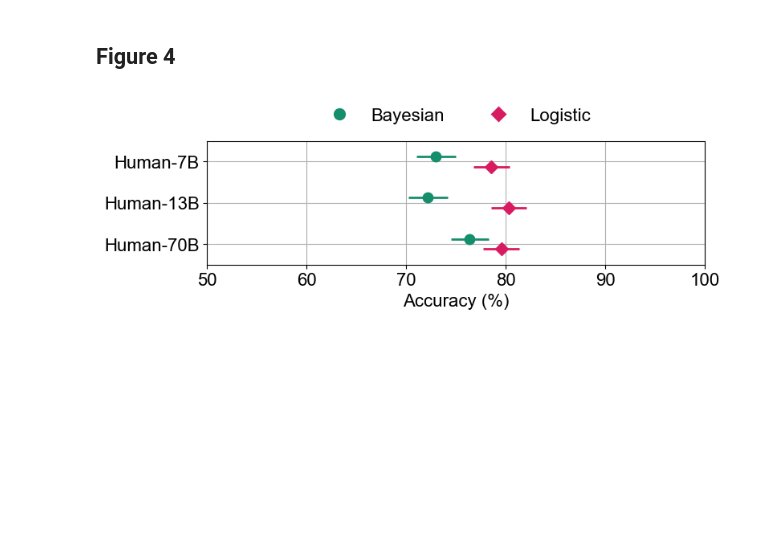
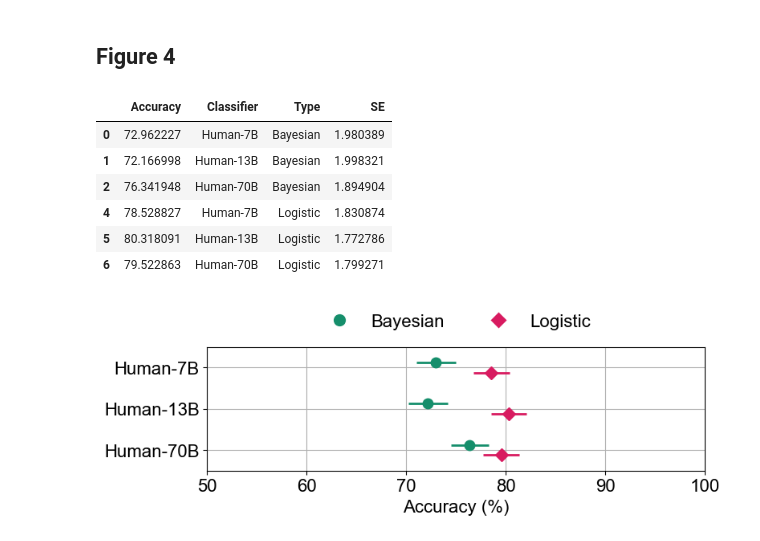
Before and after one commit to braingpt-lovelab/haico, a Jupyter notebook: notebooks/main_analysis.ipynb, the cells around one changed output. Drawn from its saved outputs; the diff is of its cells as text; code cells hidden in the pictures; blank space fills up the shorter version.

Commit message:
added Bayesian results

```diff
--- a/notebooks/main_analysis.ipynb
+++ b/notebooks/main_analysis.ipynb
@@ -181,23 +181,33 @@ Notes:
 # %%
 # Load the results for human-LLM teams with the Bayesian Combination Model
 b07 = pd.read_csv('../results/Bayesian_HM_predictions_7B.csv').mean() * 100
 b13 = pd.read_csv('../results/Bayesian_HM_predictions_13B.csv').mean() * 100
 b70 = pd.read_csv('../results/Bayesian_HM_predictions_70B.csv').mean() * 100
 
 # Create a dataframe with the results
 df2 = pd.DataFrame({'Accuracy': [b07['AB'], b13['AB'], b70['AB']],
                     'Classifier': ['7B', '13B', '70B'],
                     'Type': 'Bayesian'})
 
 # Calculate error bars (sem binomial data) for each point
 df2['SE'] = df2.apply(lambda x: np.sqrt(x['Accuracy'] * (100 - x['Accuracy']) / n), axis=1)
 
 # Add results for the logistic model
 df2 = pd.concat([df2, df.loc[(df['Type'] == lab_HM) & (df['Classifier'].isin(df2['Classifier'])), df2.columns]])
 df2['Type'] = df2['Type'].replace(lab_HM, 'Logistic')
 
 # Update classifier names
 df2['Classifier'] = 'Human-' + df2['Classifier']
+
+df2
+# %% [output]
+|  | Accuracy | Classifier | Type | SE |
+| 0 | 72.962227 | Human-7B | Bayesian | 1.980389 |
+| 1 | 72.166998 | Human-13B | Bayesian | 1.998321 |
+| 2 | 76.341948 | Human-70B | Bayesian | 1.894904 |
+| 4 | 78.528827 | Human-7B | Logistic | 1.830874 |
+| 5 | 80.318091 | Human-13B | Logistic | 1.772786 |
+| 6 | 79.522863 | Human-70B | Logistic | 1.799271 |
 # %%
 # Set the style and font using matplotlib
 plt.rc('font', family='Arial')
```
Also changed, not shown: parts of 2 cells of this notebook.
